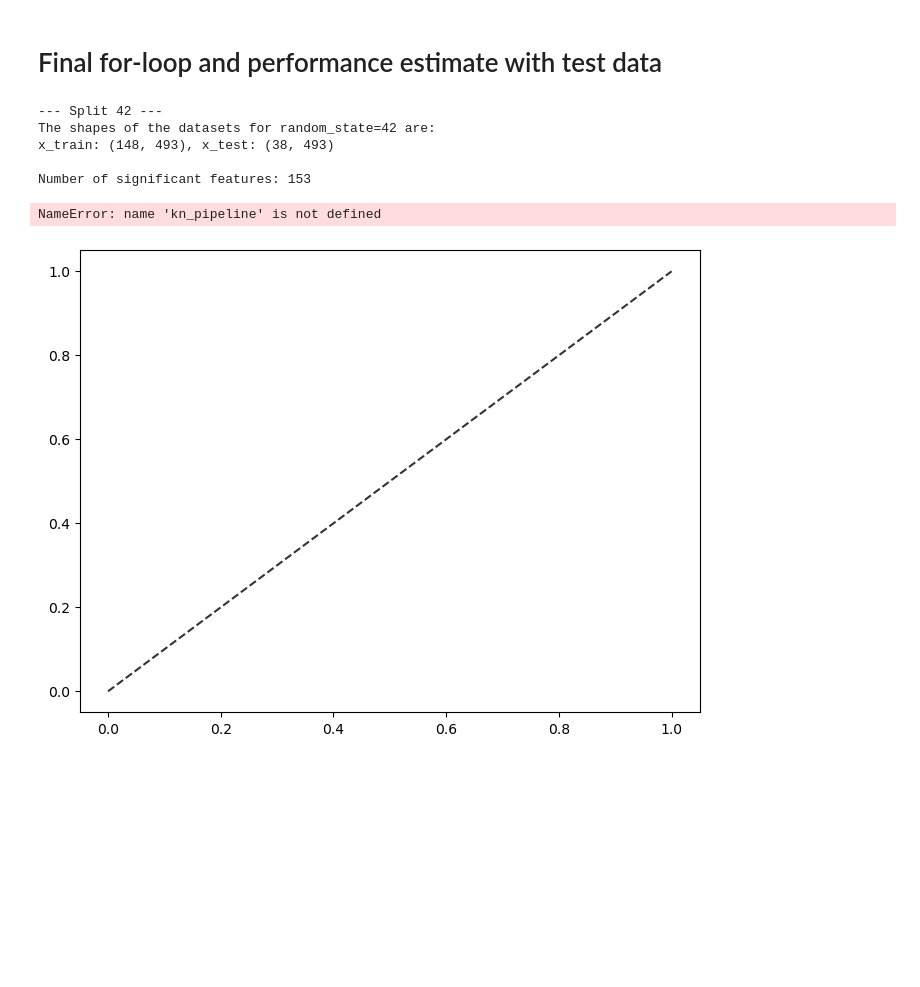
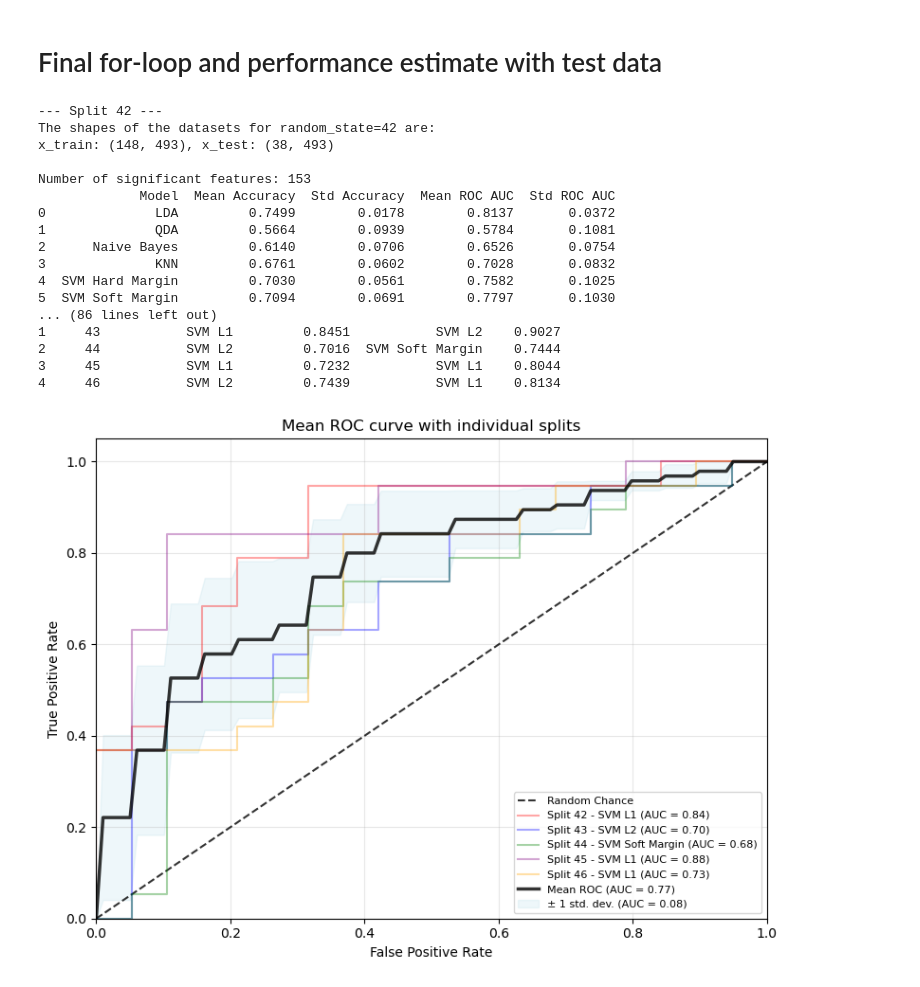
Before and after one commit to aleslorrie/TM10007_PROJECT, a Jupyter notebook: assignment_ML_final.ipynb, the cells around one changed output. Cells and saved outputs as stored; diff of their text form; code cells hidden in the pictures; blank space fills up the shorter version.

```diff
--- a/assignment_ML_final.ipynb
+++ b/assignment_ML_final.ipynb
@@ -1483,6 +1672,15 @@ for i in range(42, 47):  # 5 splits
     selected_features_sig = x_train_sig.columns
     x_test_sig = x_test[selected_features_sig]
 
+    # Select features that meet lda assumptions
+    x_train_lda, x_test_lda = lda_features(features_df, x_train, x_test, y_train, verbose=False)
+
+    # Select features that meet lda assumptions
+    x_train_qda, x_test_qda = qda_features(features_df, x_train, x_test, y_train, verbose=False)
+
+    # Select features that meet Naive Bayes assumptions
+    x_train_nb, x_test_nb = nb_features(features_df, x_train, x_test, corr_threshold=0.7, verbose=False)
+
     # Select important features for RF train and test data
     selected_feature_imp, _, x_train_selected = select_important_features(importances=importances, x_train=x_train)
     x_test_selected = x_test[selected_feature_imp]
@@ -1496,10 +1694,10 @@ for i in range(42, 47):  # 5 splits
         'SVM L2': final_pipeline_l2
     }
 
-    best_acc, best_auc = evaluate_models(
-        pipelines, X=x_train_sig, y=y_train,
-        X_rf=x_train_selected, rf_pipeline=best_rf_selected, cv=5
-    )
+    best_acc, best_auc = evaluate_models(pipelines, X=x_train_sig, y=y_train,
+                    X_rf=x_train_selected, rf_pipeline=best_rf_selected,
+                    X_lda=x_train_lda, X_qda=x_train_qda,
+                    X_nb=x_train_nb, cv=5)
     #toevoegen rf model en rest pipeline is dit erg
 
     # Store results for this split
@@ -1518,6 +1716,21 @@ for i in range(42, 47):  # 5 splits
         best_pipeline.fit(x_train_selected, y_train)
         # Prediction for ROC curve
         y_score = best_pipeline.predict_proba(x_test_selected)[:, 1]
+
+    elif best_auc['Model'] == 'LDA':
+        best_pipeline = lda_pipeline
+        best_pipeline.fit(x_train_lda, y_train)
+        y_score = best_pipeline.predict_proba(x_test_lda)[:, 1]
+
+    elif best_auc['Model'] == 'QDA':
+        best_pipeline = qda_pipeline
+        best_pipeline.fit(x_train_qda, y_train)
+        y_score = best_pipeline.predict_proba(x_test_qda)[:, 1]
+
+    elif best_auc['Model'] == 'Naive Bayes':
+        best_pipeline = nb_pipeline
+        best_pipeline.fit(x_train_nb, y_train)
+        y_score = best_pipeline.predict_proba(x_test_nb)[:, 1]
 
     else:
         best_pipeline = pipelines[best_auc['Model']]
@@ -1564,32 +1777,43 @@ tprs_lower = np.maximum(mean_tpr - std_tpr, 0)
 
 # Plot the mean ROC curve - make this thicker to stand out
 plt.plot(mean_fpr, mean_tpr, color='black',
          label=f'Mean ROC (AUC = {mean_auc:.2f})',
          lw=2.5, alpha=0.8)
 
 # Add the shaded area for standard deviation
 plt.fill_between(mean_fpr, tprs_lower, tprs_upper, color='lightblue', alpha=0.2,
                 label=f'± 1 std. dev. (AUC = {std_auc:.2f})')
 
 # Add labels and title
 plt.xlabel('False Positive Rate')
 plt.ylabel('True Positive Rate')
 plt.title('Mean ROC curve with individual splits')
 plt.legend(loc='lower right', fontsize=8)
 plt.grid(True, alpha=0.3)
 
 # Set axis limits
 plt.xlim([0.0, 1.0])
 plt.ylim([0.0, 1.05])
 
 # Display the plot
 plt.tight_layout()
 plt.show()
 # %% [output]
 --- Split 42 ---
 The shapes of the datasets for random_state=42 are:
 x_train: (148, 493), x_test: (38, 493)
 
 Number of significant features: 153
+             Model  Mean Accuracy  Std Accuracy  Mean ROC AUC  Std ROC AUC
+0              LDA         0.7499        0.0178        0.8137       0.0372
+1              QDA         0.5664        0.0939        0.5784       0.1081
+2      Naive Bayes         0.6140        0.0706        0.6526       0.0754
+3              KNN         0.6761        0.0602        0.7028       0.0832
+4  SVM Hard Margin         0.7030        0.0561        0.7582       0.1025
+5  SVM Soft Margin         0.7094        0.0691        0.7797       0.1030
+... (86 lines left out)
+1     43           SVM L1         0.8451           SVM L2    0.9027
+2     44           SVM L2         0.7016  SVM Soft Margin    0.7444
+3     45           SVM L1         0.7232           SVM L1    0.8044
+4     46           SVM L2         0.7439           SVM L1    0.8134
-NameError: name 'kn_pipeline' is not defined
-[figure, old version]
+[figure, new version]
```
Also changed, not shown: parts of 15 cells of this notebook.
